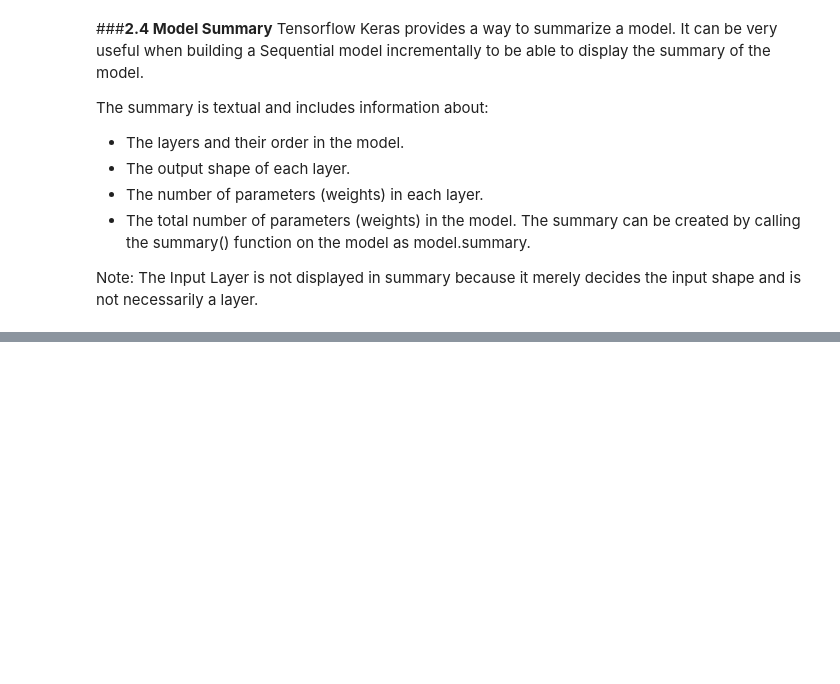
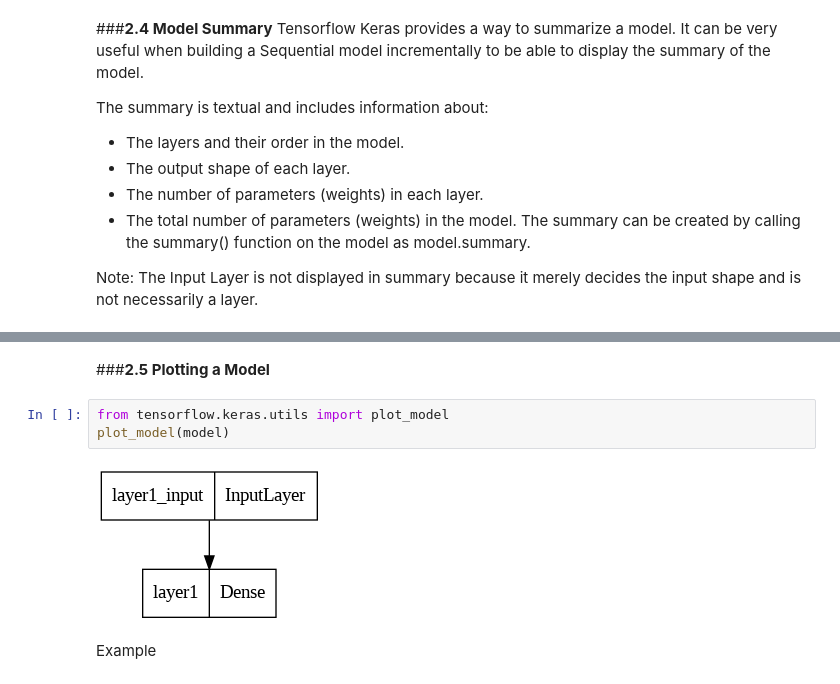
Before and after one commit to JoseLuisBarba/deepLearning, a Jupyter notebook: buildingdlmodel.ipynb, the cells around one changed output, grey strips where cells are left out. Cells and saved outputs as stored; diff of their text form; blank space fills up the shorter version.

```diff
--- a/buildingdlmodel.ipynb
+++ b/buildingdlmodel.ipynb
@@ -88,0 +118,9 @@ Note: The Input Layer is not displayed in summary because it merely decides the
+# %% [markdown]
+###**2.5 Plotting a Model**
+# %%
+from tensorflow.keras.utils import plot_model
+plot_model(model)
+# %% [output]
+[figure, added]
+# %% [markdown]
+Example
```
Also changed, not shown: parts of 7 cells of this notebook.
